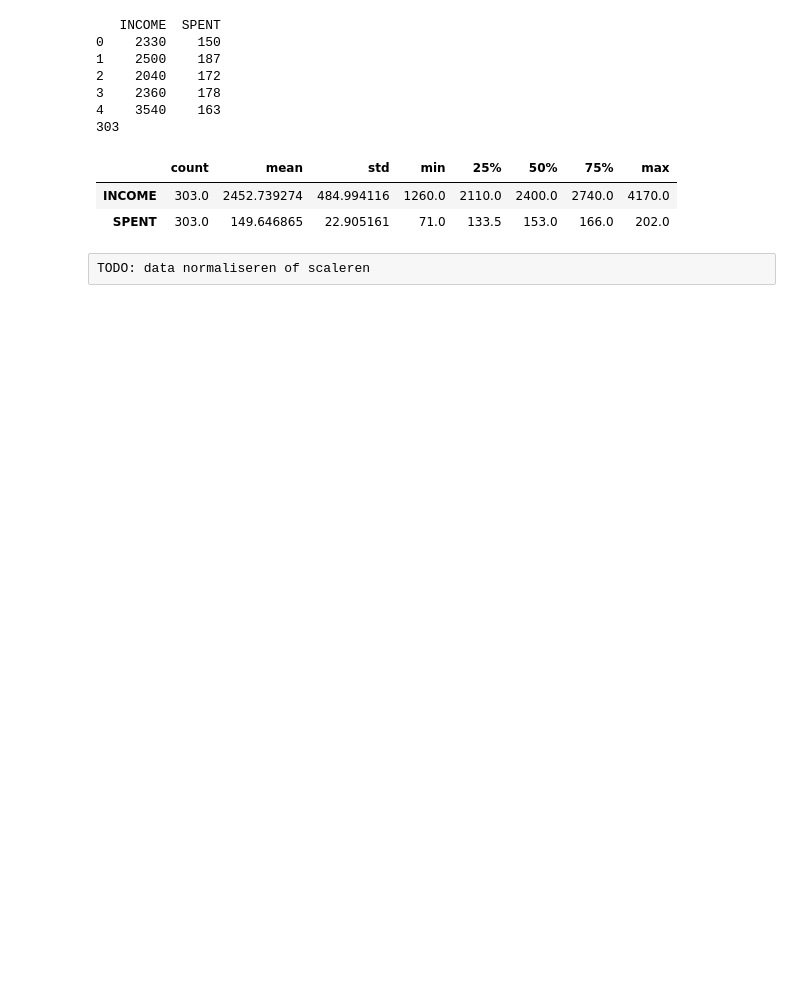
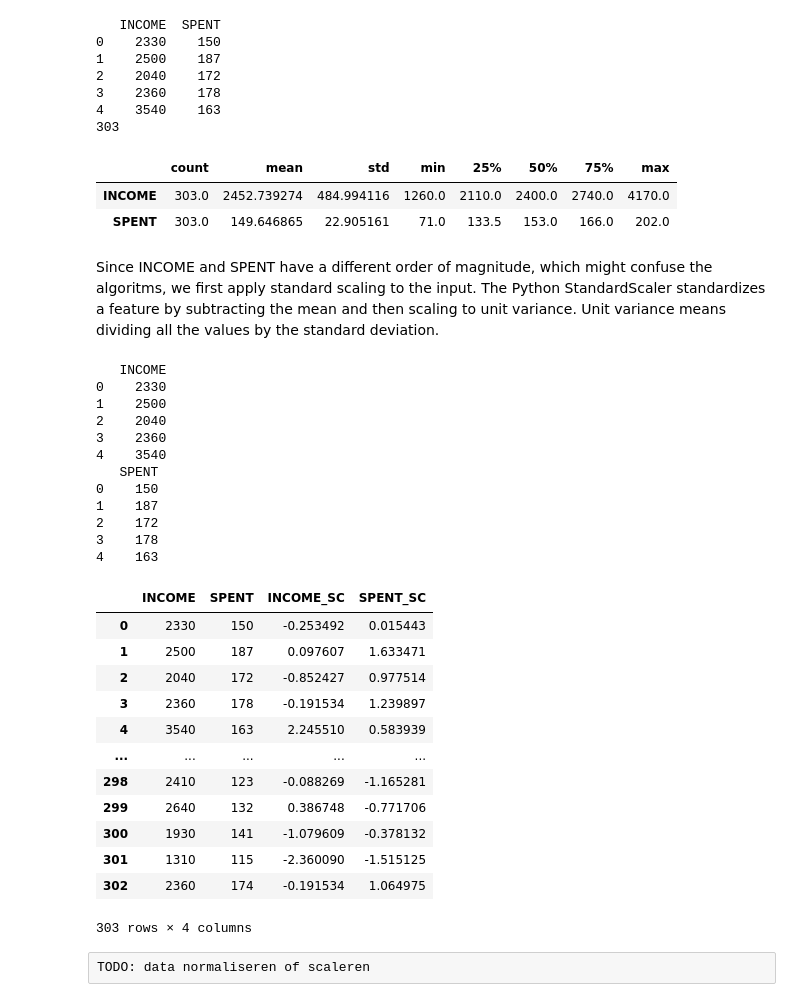
Before and after one commit to HOGENT-Databases/BI-BigData, a Jupyter notebook: notebooks/clustering_case_income_spent.ipynb, the cells around one changed output. Cells and saved outputs as stored; diff of their text form; code cells hidden in the pictures; blank space fills up the shorter version.

```diff
--- a/notebooks/clustering_case_income_spent.ipynb
+++ b/notebooks/clustering_case_income_spent.ipynb
@@ -27,6 +27,46 @@ dataset.describe().transpose()
 |  | count | mean | std | min | 25% | 50% | 75% | max |
 | INCOME | 303.0 | 2452.739274 | 484.994116 | 1260.0 | 2110.0 | 2400.0 | 2740.0 | 4170.0 |
 | SPENT | 303.0 | 149.646865 | 22.905161 | 71.0 | 133.5 | 153.0 | 166.0 | 202.0 |
+# %% [markdown]
+Since INCOME and SPENT have a different order of magnitude, which might confuse the algoritms, we first apply standard scaling to the input. The Python StandardScaler standardizes a feature by subtracting the mean and then scaling to unit variance. Unit variance means dividing all the values by the standard deviation.
+# %%
+from sklearn.preprocessing import StandardScaler
+scaled_dataset = dataset
+scaler = StandardScaler()
+income = dataset.drop('SPENT',axis=1)
+print(income.head())
+spent = dataset.drop('INCOME',axis=1)
+
+print(spent.head())
+
+dataset['INCOME_SC'] = scaler.fit_transform(income)
+dataset['SPENT_SC'] = scaler.fit_transform(spent)
+# %% [output]
+   INCOME
+0    2330
+1    2500
+2    2040
+3    2360
+4    3540
+   SPENT
+0    150
+1    187
+2    172
+3    178
+4    163
+|  | INCOME | SPENT | INCOME_SC | SPENT_SC |
+| 0 | 2330 | 150 | -0.253492 | 0.015443 |
+| 1 | 2500 | 187 | 0.097607 | 1.633471 |
+| 2 | 2040 | 172 | -0.852427 | 0.977514 |
+| 3 | 2360 | 178 | -0.191534 | 1.239897 |
+| 4 | 3540 | 163 | 2.245510 | 0.583939 |
+| ... | ... | ... | ... | ... |
+| 298 | 2410 | 123 | -0.088269 | -1.165281 |
+| 299 | 2640 | 132 | 0.386748 | -0.771706 |
+| 300 | 1930 | 141 | -1.079609 | -0.378132 |
+| 301 | 1310 | 115 | -2.360090 | -1.515125 |
+| 302 | 2360 | 174 | -0.191534 | 1.064975 |
+303 rows × 4 columns
 # %% [raw]
 TODO: data normaliseren of scaleren
 # %%
```
Also changed, not shown: parts of 5 cells of this notebook.
